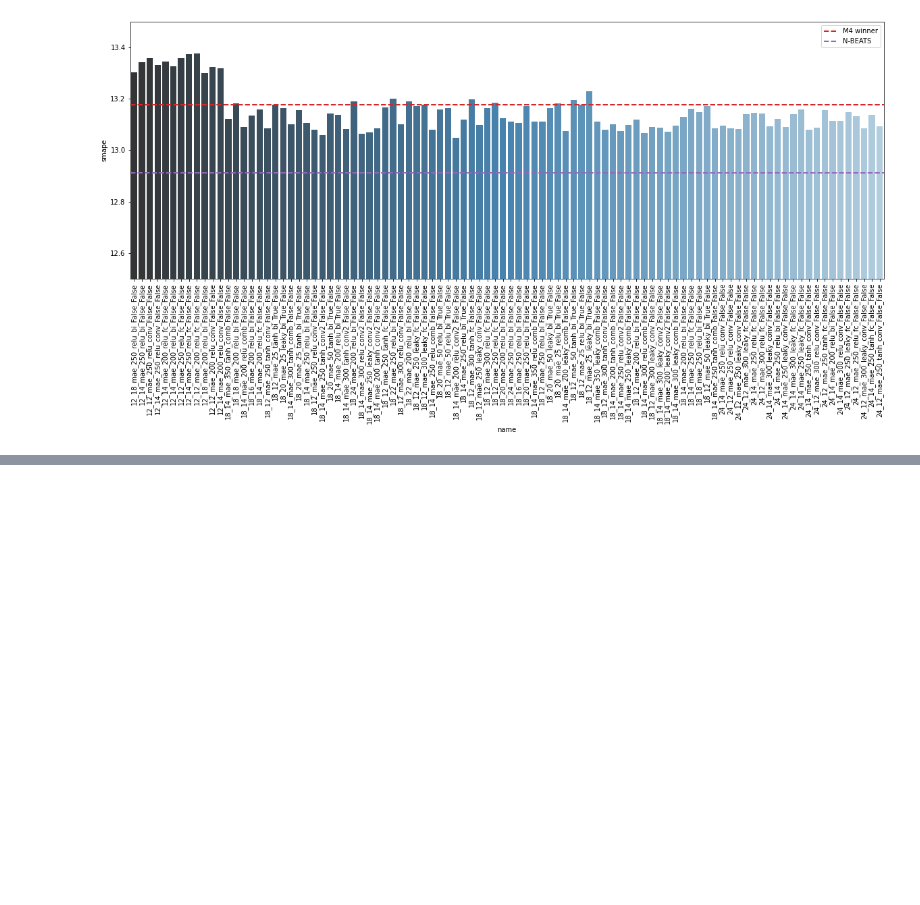
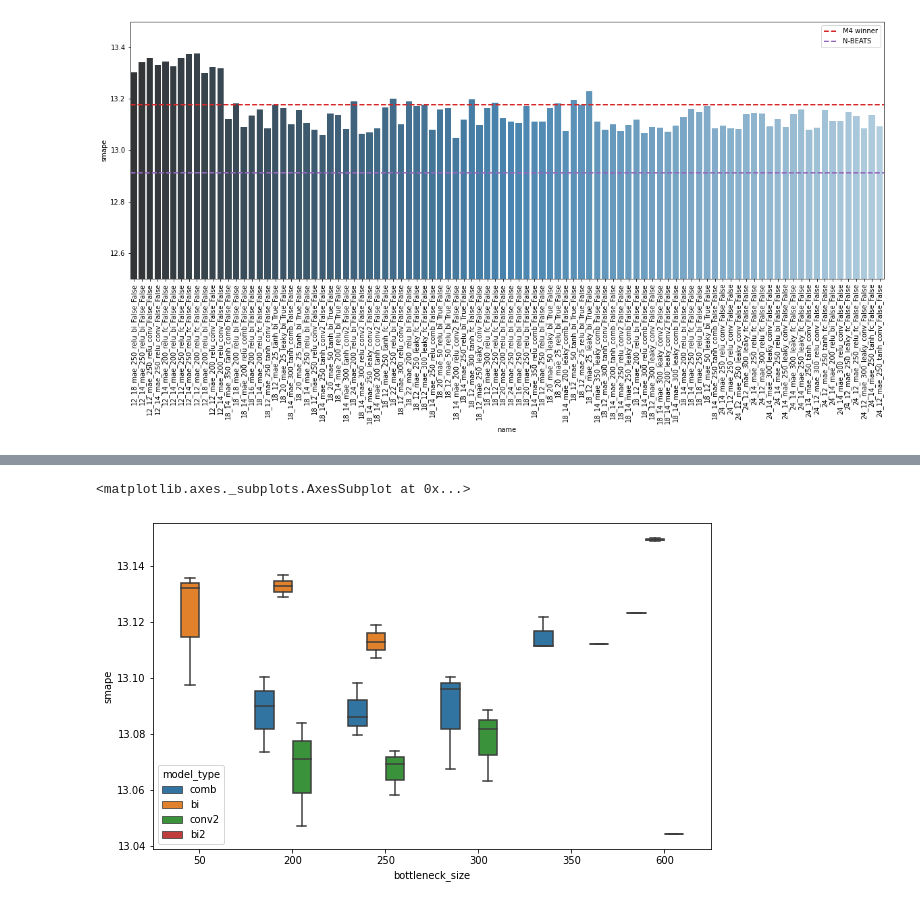
Before and after one commit to djib2011/forecasting, a Jupyter notebook: analysis/explore_results_ensemble.ipynb, the cells around one changed output, grey strips where cells are left out. Saved outputs shown, nothing was run; the diff lists cells and outputs as text; code cells hidden in the pictures; blank space fills up the shorter version.

```diff
--- a/analysis/explore_results_ensemble.ipynb
+++ b/analysis/explore_results_ensemble.ipynb
@@ -162,0 +169,9 @@ add_benchmarks()
+# %%
+plt.figure(figsize=(10, 6))
+
+df8 = df[(df['input_len'] == 18) & (df['output_len'] == 14) & (df['model_type'] != 'fc')]
+
+sns.boxplot(x='bottleneck_size', y='smape', hue='model_type', data=df8)
+# %% [output]
+<matplotlib.axes._subplots.AxesSubplot at 0x...>
+[figure, added]
```
Also changed, not shown: parts of 12 cells of this notebook, 3 other files.
